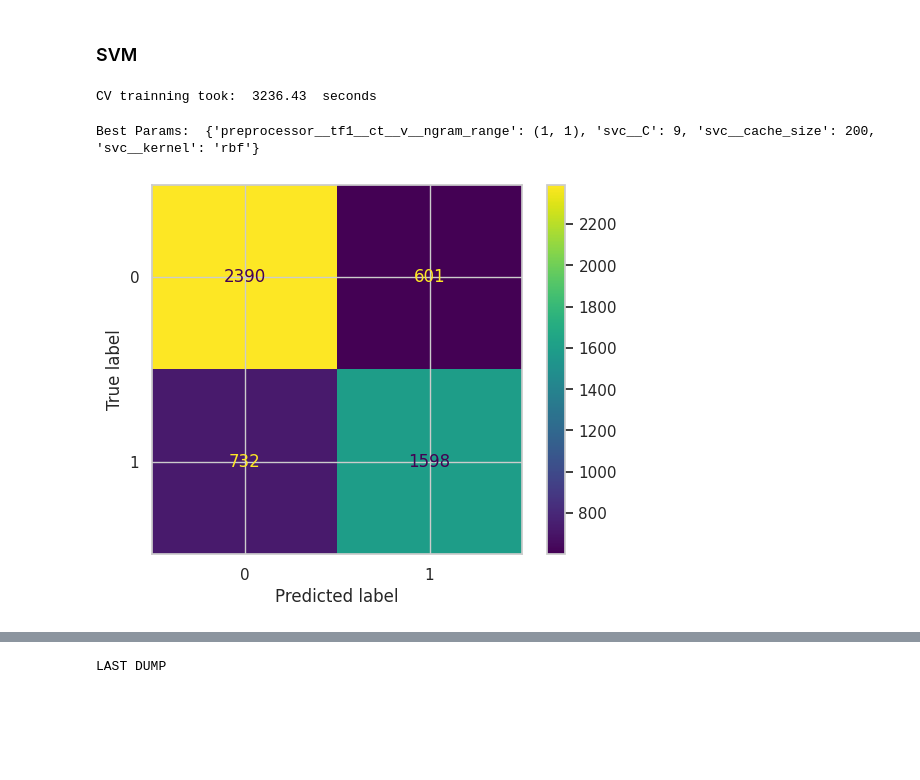
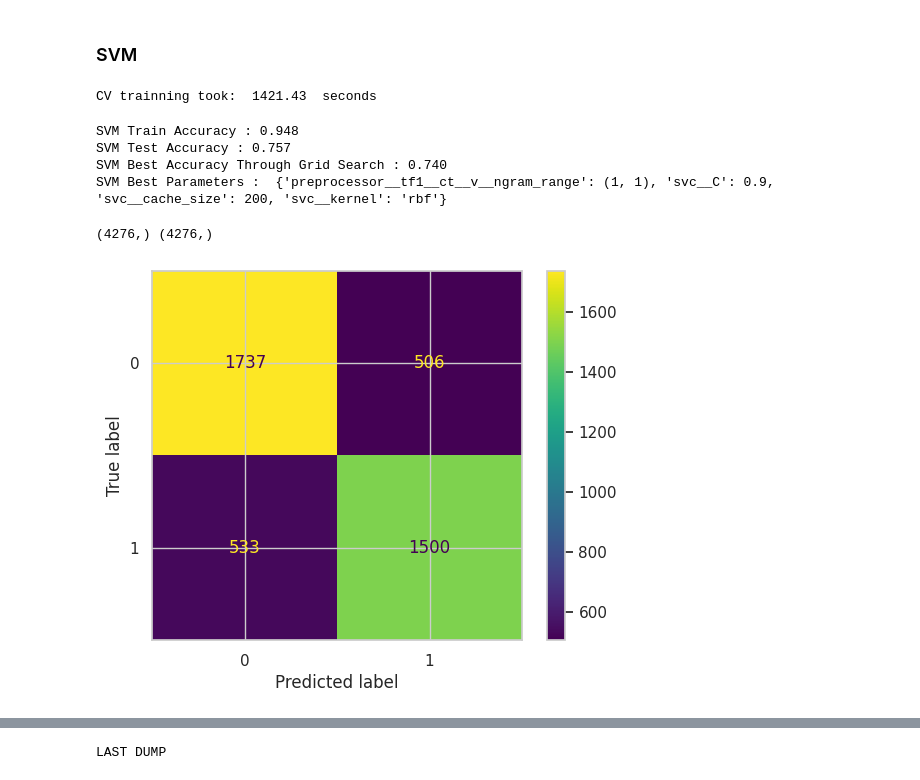
Before and after one commit to wilberquito/Sarcasm-Detector, a Jupyter notebook: detection.ipynb, the cells around one changed output, grey strips where cells are left out. Saved outputs shown, nothing was run; the diff lists cells and outputs as text; code cells hidden in the pictures; blank space fills up the shorter version.

```diff
--- a/detection.ipynb
+++ b/detection.ipynb
@@ -481,4 +480,13 @@ Because I rather work with Jupyterlab instead of Google Collab and I need my mac
 from sklearn.model_selection import train_test_split
 
 X_train, X_test, y_train, y_test = train_test_split(
-    X, y, test_size=0.2, random_state=42, stratify=y.to_numpy())
+    X, y, test_size=0.15, random_state=42, stratify=y.to_numpy())
+
+
+from collections import Counter
+from imblearn.under_sampling import RandomUnderSampler
+
+print('Original dataset train shape %s' % Counter(y_train))
+rus = RandomUnderSampler(random_state=42)
+X_res, y_res = rus.fit_resample(X_train, y_train)
+print('Resampled dataset shape %s' % Counter(y_res))
@@ -528,9 +540,7 @@ pipe = Pipeline([
     ('mnb', MultinomialNB())
 ])
 
-alphas = np.concatenate(
-    (np.linspace(0.05, 1, 3), np.linspace(2, 4, 3)),
-    axis=None)
+alphas = [0.05,0.1,0.5,1.0,2.0,4.0]
 
 ngrams = [(1, 1), (1, 2)]
 
@@ -542,14 +552,14 @@ grid_params = {
 
 start=time()
 
-rsp = GridSearchCV(
+gs_mnb = GridSearchCV(
     pipe,
     grid_params,
     cv = 5,
     scoring = 'f1',
     n_jobs=-1
 )
-rsp.fit(X_train, y_train)
+gs_mnb.fit(X_res, y_res)
 
 elapsed = time() - start
 print("CV trainning took: ", round(elapsed, 2), " seconds")
@@ -590,7 +608,7 @@ from sklearn.feature_extraction.text import TfidfTransformer
 pipe = Pipeline ([
     ('preprocessor', preprocessor),
     ('tfidf', TfidfTransformer()),
-    ('knn', KNeighborsClassifier(algorithm='kd_tree', weights='uniform', metric='minkowski'))
+    ('knn', KNeighborsClassifier(algorithm='brute', weights='uniform', metric='minkowski')) # note: kd_tree is not supported in sparse matrix
 ])
 
 ngrams = [(1, 1), (1, 2)]
@@ -603,7 +621,7 @@ grid_params = {
 }
 
 start=time()
-rsp = GridSearchCV(
+gs_knn = GridSearchCV(
     pipe,
     grid_params,
     cv = 5,
@@ -611,7 +629,7 @@ rsp = GridSearchCV(
     n_jobs=-1
 )
 
-rsp.fit(X_train, y_train)
+gs_knn.fit(X_res, y_res)
 elapsed = time() - start
 print("CV trainning took: ", round(elapsed, 2), " seconds")
 # %% [output]
@@ -685,28 +711,37 @@ grid_params = {
 
 start=time()
 
-rsp = GridSearchCV(
+gs_svm = GridSearchCV(
     pipe,
     grid_params,
-    cv = 3,
-    scoring = 'f1'
+    cv = 5,
+    scoring = 'f1',
+    n_jobs=-1
 )
-rsp.fit(X_train, y_train)
+gs_svm.fit(X_res, y_res)
 
 elapsed = time() - start
 print("CV trainning took: ", round(elapsed, 2), " seconds")
 # %% [output]
-CV trainning took:  3236.43  seconds
+CV trainning took:  1421.43  seconds
-# %%
-print("Best Params: ", rsp.best_params_)
-# %% [output]
-Best Params:  {'preprocessor__tf1__ct__v__ngram_range': (1, 1), 'svc__C': 9, 'svc__cache_size': 200, 'svc__kernel': 'rbf'}
+# %%
+# getting the best accuracy and parameters
+print('SVM Train Accuracy : %.3f' %  gs_svm.best_estimator_.score(X_res, y_res))
+print('SVM Test Accuracy : %.3f' %  gs_svm.best_estimator_.score(X_test, y_test))
+print('SVM Best Accuracy Through Grid Search : %.3f' % gs_svm.best_score_)
+print('SVM Best Parameters : ', gs_svm.best_params_)
+# %% [output]
+SVM Train Accuracy : 0.948
+SVM Test Accuracy : 0.757
+SVM Best Accuracy Through Grid Search : 0.740
+SVM Best Parameters :  {'preprocessor__tf1__ct__v__ngram_range': (1, 1), 'svc__C': 0.9, 'svc__cache_size': 200, 'svc__kernel': 'rbf'}
 # %%
-pipe_svc = rsp.best_estimator_
+pipe_svc = gs_svm.best_estimator_
 y_pred = pipe_svc.predict(X_test)
 plot_confusion_matrix(y_test, y_pred, pipe_svc.classes_)
 # %% [output]
+(4276,) (4276,)
-[figure, old version]
+[figure, new version]
 # %%
 plot_roc_curve(pipe_svc, X_test, y_test)
 # %% [output]
```
Also changed, not shown: parts of 38 cells of this notebook, 3 other files.
